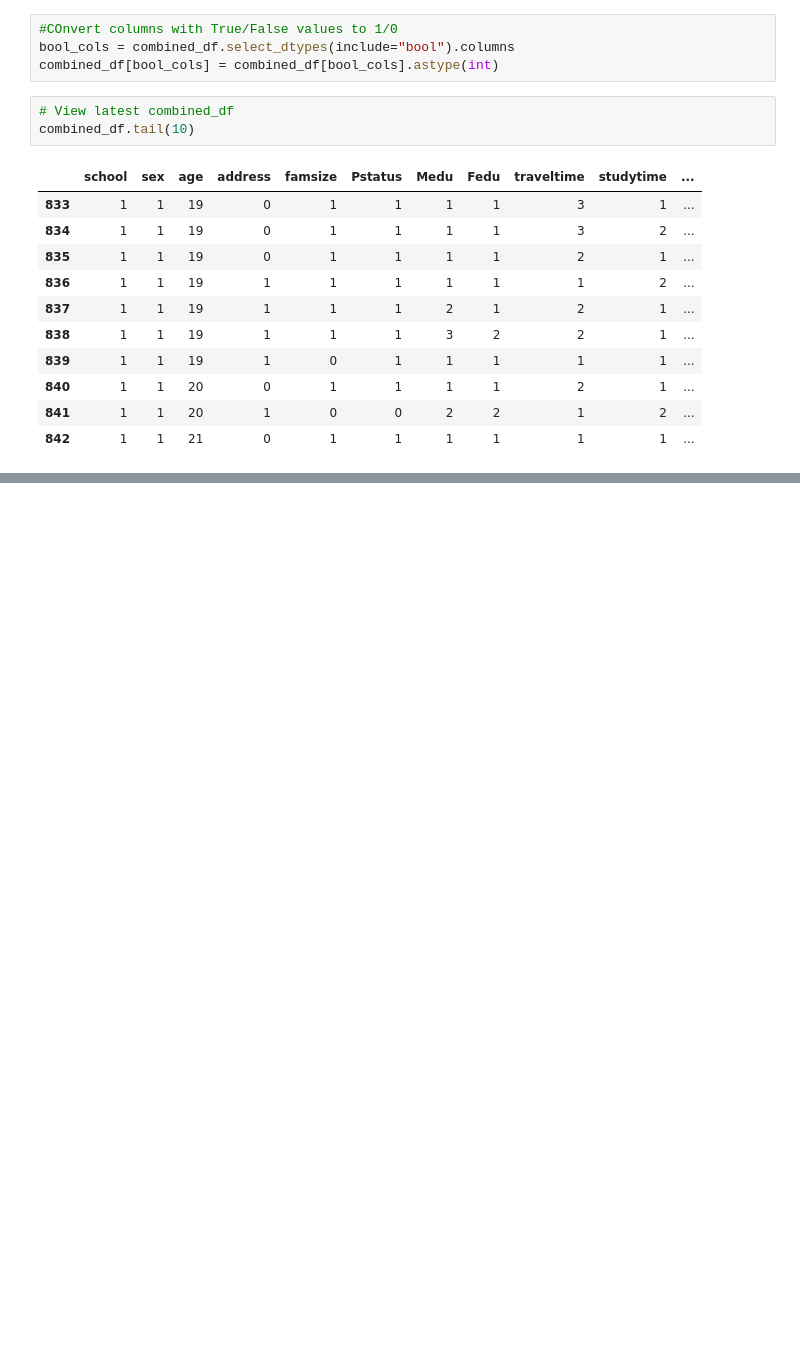
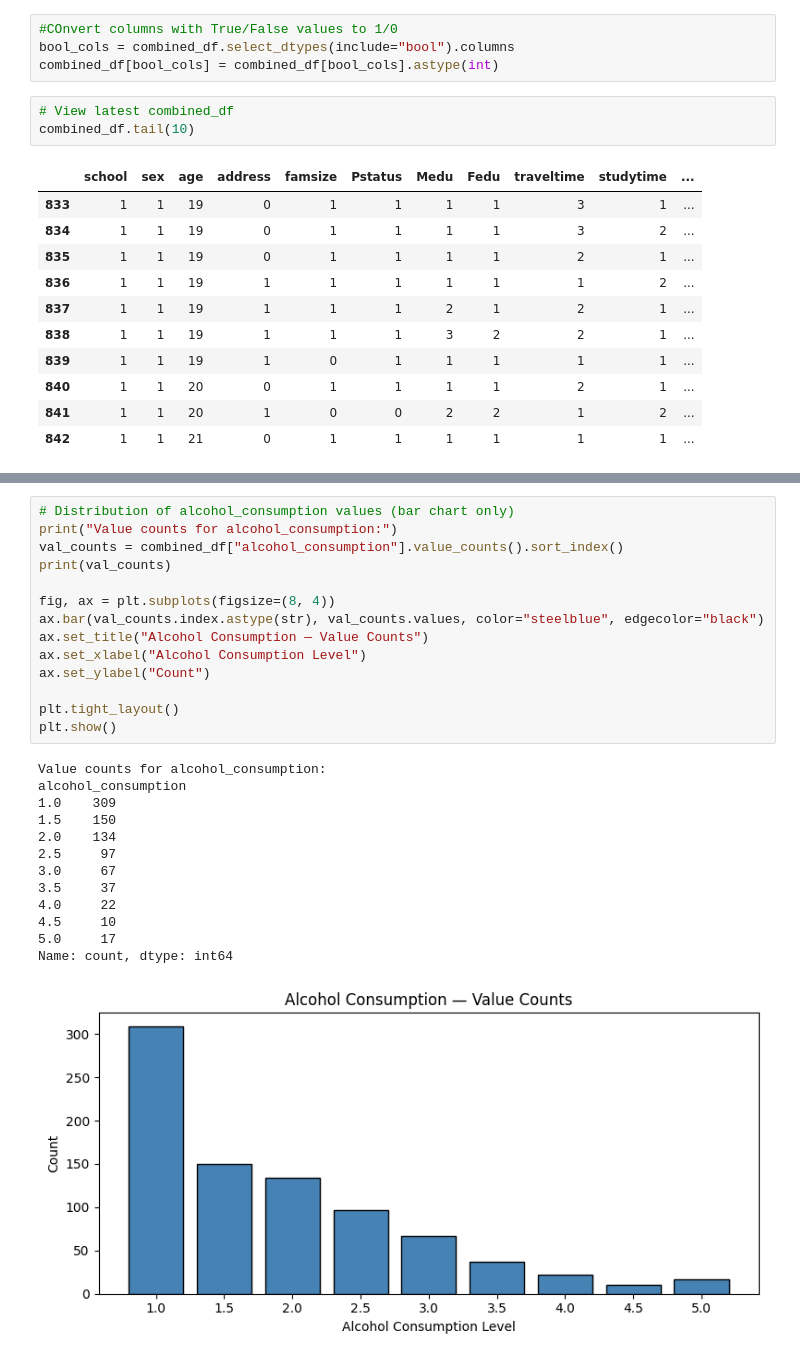
Before and after one commit to Sky282128/LearningModels, a Jupyter notebook: MCO.ipynb, the cells around one changed output, grey strips where cells are left out. Drawn from its saved outputs; the diff is of its cells as text; blank space fills up the shorter version.

```diff
--- a/MCO.ipynb
+++ b/MCO.ipynb
@@ -327,0 +348,28 @@ combined_df.tail(10)
+# %%
+# Distribution of alcohol_consumption values (bar chart only)
+print("Value counts for alcohol_consumption:")
+val_counts = combined_df["alcohol_consumption"].value_counts().sort_index()
+print(val_counts)
+
+fig, ax = plt.subplots(figsize=(8, 4))
+ax.bar(val_counts.index.astype(str), val_counts.values, color="steelblue", edgecolor="black")
+ax.set_title("Alcohol Consumption — Value Counts")
+ax.set_xlabel("Alcohol Consumption Level")
+ax.set_ylabel("Count")
+
+plt.tight_layout()
+plt.show()
+# %% [output]
+Value counts for alcohol_consumption:
+alcohol_consumption
+1.0    309
+1.5    150
+2.0    134
+2.5     97
+3.0     67
+3.5     37
+4.0     22
+4.5     10
+5.0     17
+Name: count, dtype: int64
+[figure, added]
```
Also changed, not shown: parts of 23 cells of this notebook.
